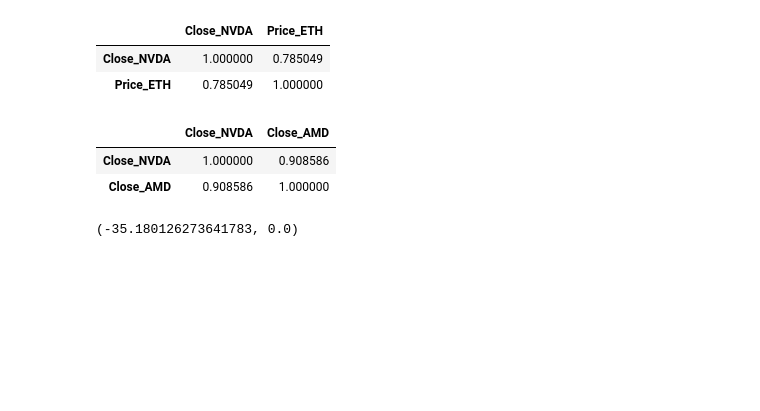
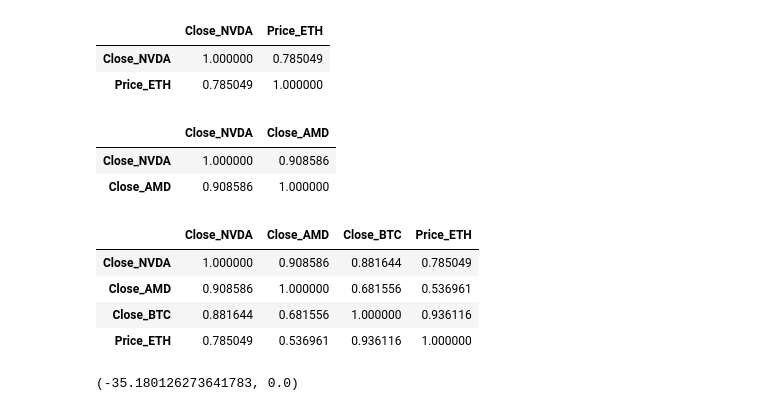
Before and after one commit to jonyclee/UCB-Data-Bootcamp-Project_1-Cryptocurrencies-vs.-Stocks-, a Jupyter notebook: Project 1-Stock_Cryptocurrencies.ipynb, the cells around one changed output. Cells and saved outputs as stored; diff of their text form; code cells hidden in the pictures; blank space fills up the shorter version.

```diff
--- a/Project 1-Stock_Cryptocurrencies.ipynb
+++ b/Project 1-Stock_Cryptocurrencies.ipynb
@@ -228,6 +228,16 @@ AMD_NVDA
 |  | Close_NVDA | Close_AMD |
 | Close_NVDA | 1.000000 | 0.908586 |
 | Close_AMD | 0.908586 | 1.000000 |
+# %%
+# Show a correlation matrix
+corr = df[['Close_NVDA','Close_AMD','Close_BTC','Price_ETH']].corr()
+corr
+# %% [output]
+|  | Close_NVDA | Close_AMD | Close_BTC | Price_ETH |
+| Close_NVDA | 1.000000 | 0.908586 | 0.881644 | 0.785049 |
+| Close_AMD | 0.908586 | 1.000000 | 0.681556 | 0.536961 |
+| Close_BTC | 0.881644 | 0.681556 | 1.000000 | 0.936116 |
+| Price_ETH | 0.785049 | 0.536961 | 0.936116 | 1.000000 |
 # %%
 # Test if there is significant difference between AMD and NVDA
 t_stat_A_N, p_val_A_N = stats.ttest_ind(df['Close_AMD'], df['Close_NVDA'], equal_var=False)
```
